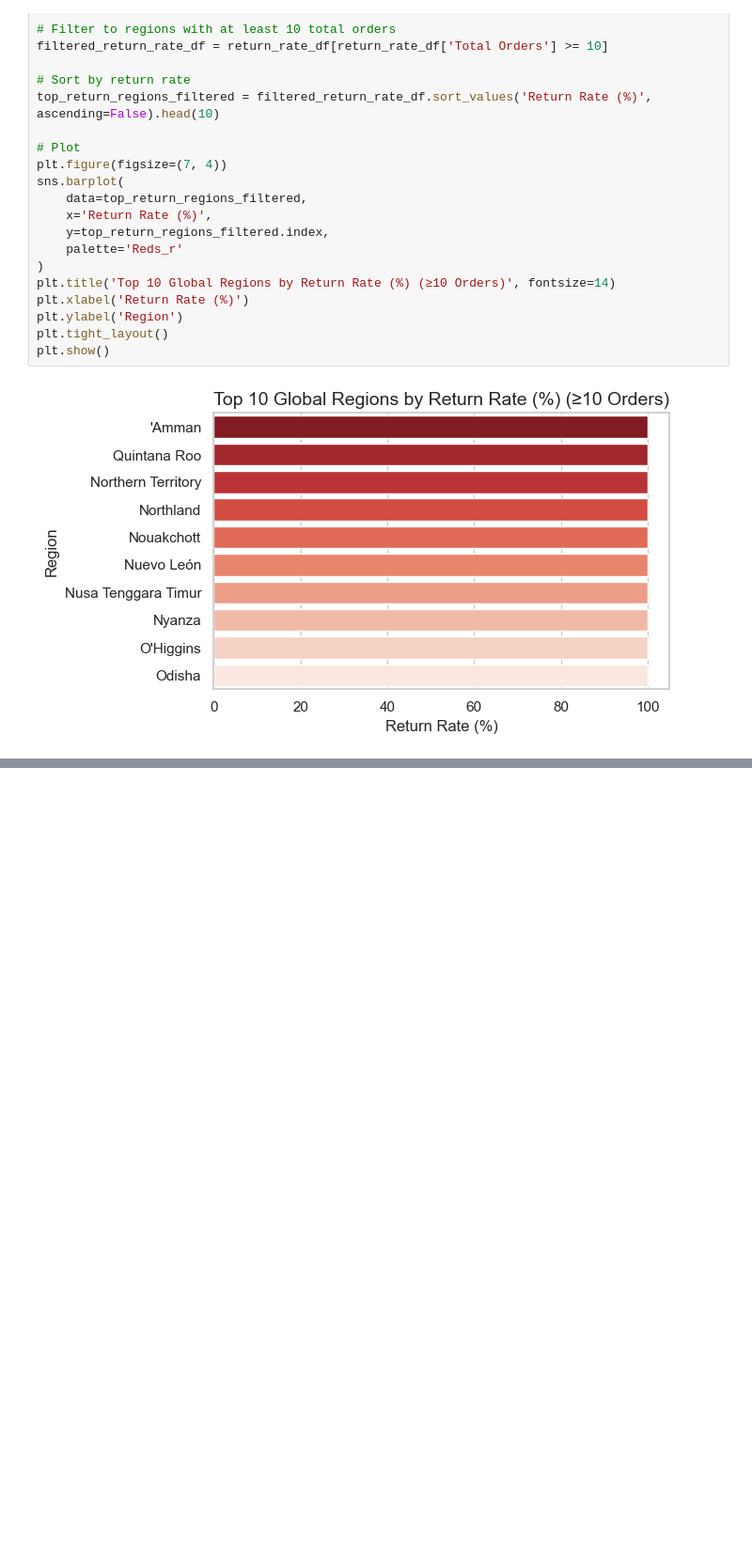
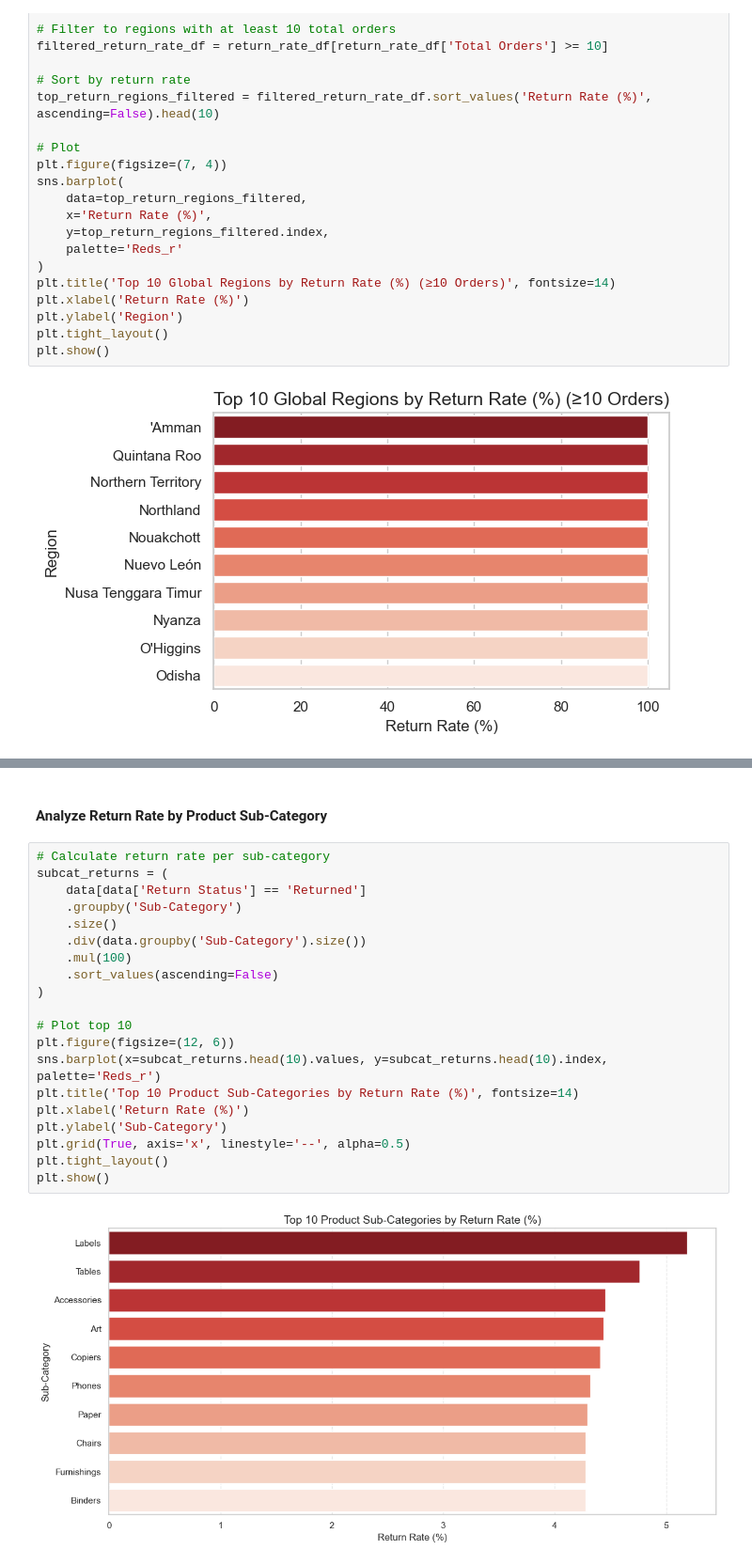
Before and after one commit to GiGiMolki/StoreSight, a Jupyter notebook: 1_notebooks/11_returns_analysis.ipynb, the cells around one changed output, grey strips where cells are left out. Shown: that part at 94% size. Drawn from its saved outputs; the diff is of its cells as text; blank space fills up the shorter version.

```diff
--- a/1_notebooks/11_returns_analysis.ipynb
+++ b/1_notebooks/11_returns_analysis.ipynb
@@ -401,0 +434,24 @@ plt.show()
+# %% [markdown]
+#### Analyze Return Rate by Product Sub-Category
+# %%
+# Calculate return rate per sub-category
+subcat_returns = (
+    data[data['Return Status'] == 'Returned']
+    .groupby('Sub-Category')
+    .size()
+    .div(data.groupby('Sub-Category').size())
+    .mul(100)
+    .sort_values(ascending=False)
+)
+
+# Plot top 10
+plt.figure(figsize=(12, 6))
+sns.barplot(x=subcat_returns.head(10).values, y=subcat_returns.head(10).index, palette='Reds_r')
+plt.title('Top 10 Product Sub-Categories by Return Rate (%)', fontsize=14)
+plt.xlabel('Return Rate (%)')
+plt.ylabel('Sub-Category')
+plt.grid(True, axis='x', linestyle='--', alpha=0.5)
+plt.tight_layout()
+plt.show()
+# %% [output]
+[figure, added]
```
Also changed, not shown: parts of 15 cells of this notebook, 32 other files.
